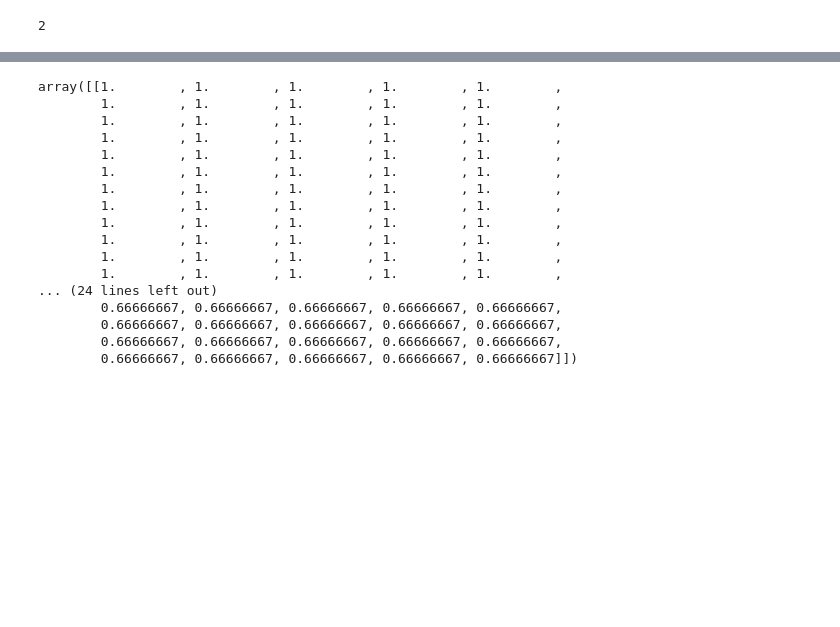
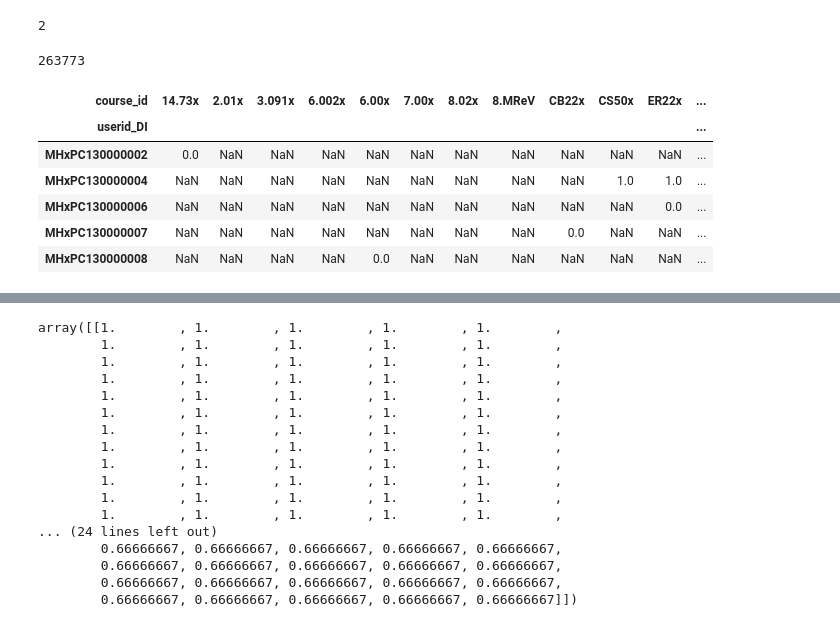
Before and after one commit to ainica/CM3070, a Jupyter notebook: CF02.ipynb, the cells around one changed output, grey strips where cells are left out. Cells and saved outputs as stored; diff of their text form; code cells hidden in the pictures; blank space fills up the shorter version.

```diff
--- a/CF02.ipynb
+++ b/CF02.ipynb
@@ -903,3 +913,8 @@ st.add(1)
 len(st)
 # %% [output]
 2
+# %%
+pt_copy = pt.copy()
+len(pt_copy)
+# %% [output]
+263773
@@ -905,0 +925,10 @@ len(st)
+# %%
+pt_copy.head()
+# %% [output]
+| course_id | 14.73x | 2.01x | 3.091x | 6.002x | 6.00x | 7.00x | 8.02x | 8.MReV | CB22x | CS50x | ER22x | ... |
+| userid_DI |  |  |  |  |  |  |  |  |  |  |  | ... |
+| MHxPC130000002 | 0.0 | NaN | NaN | NaN | NaN | NaN | NaN | NaN | NaN | NaN | NaN | ... |
+| MHxPC130000004 | NaN | NaN | NaN | NaN | NaN | NaN | NaN | NaN | NaN | 1.0 | 1.0 | ... |
+| MHxPC130000006 | NaN | NaN | NaN | NaN | NaN | NaN | NaN | NaN | NaN | NaN | 0.0 | ... |
+| MHxPC130000007 | NaN | NaN | NaN | NaN | NaN | NaN | NaN | NaN | 0.0 | NaN | NaN | ... |
+| MHxPC130000008 | NaN | NaN | NaN | NaN | 0.0 | NaN | NaN | NaN | NaN | NaN | NaN | ... |
```
Also changed, not shown: parts of 15 cells of this notebook.
